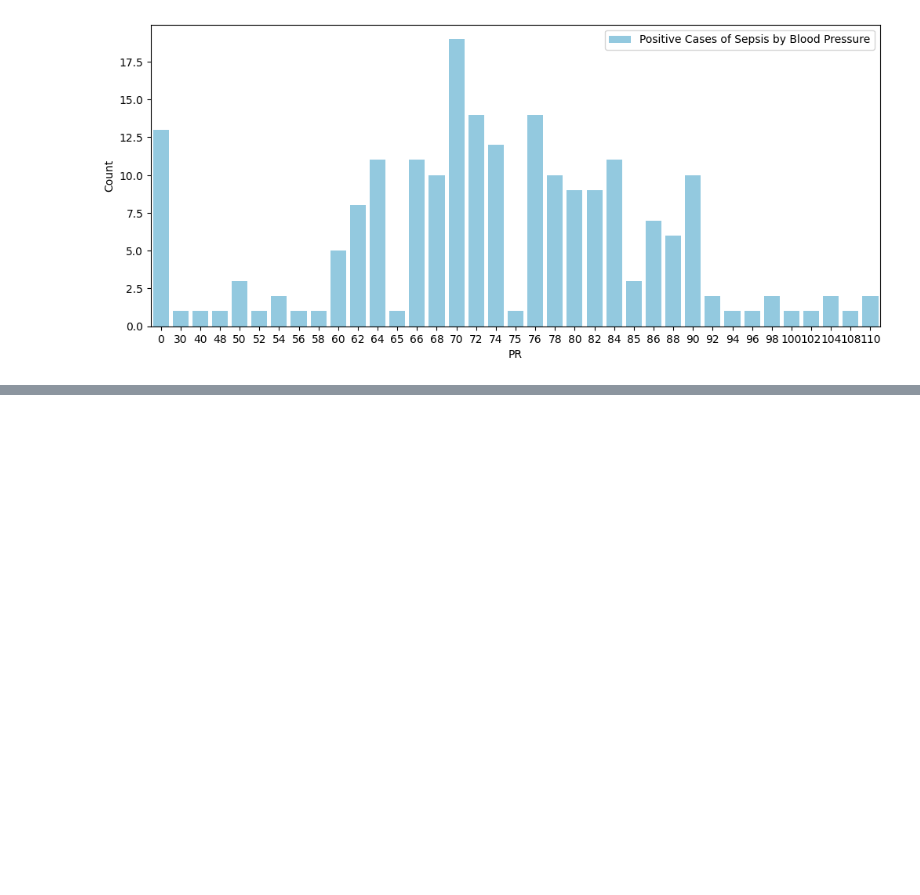
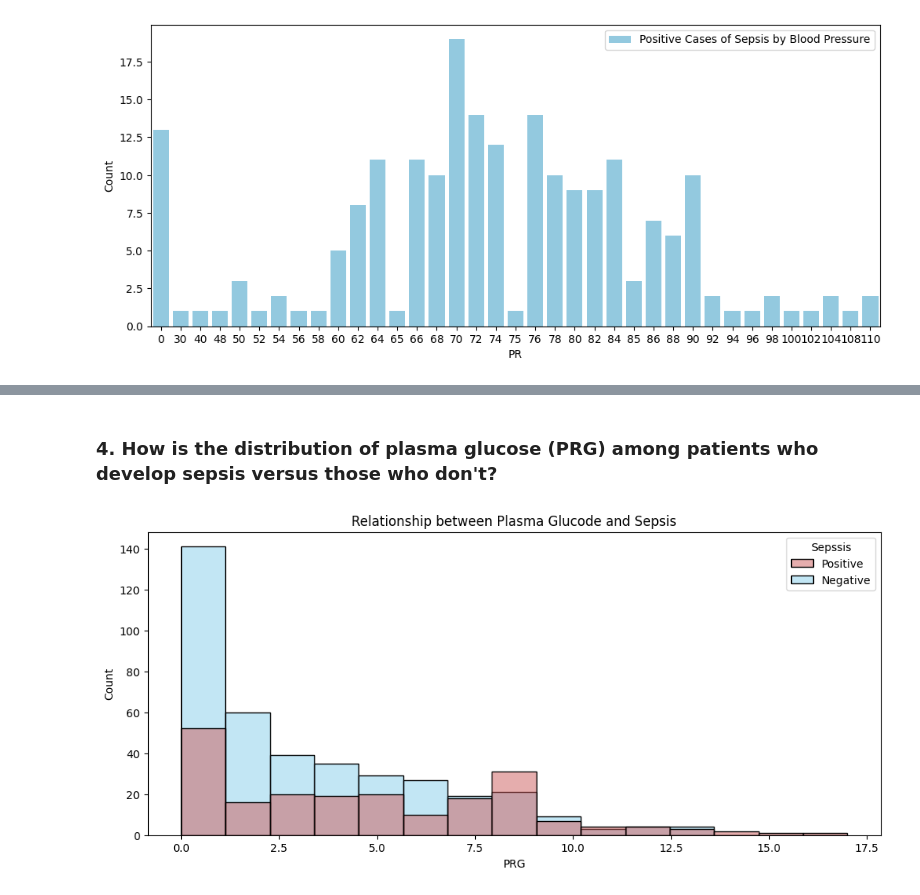
Before and after one commit to murithidenisgitobu/Sepsis-Predictor, a Jupyter notebook: Notebook.ipynb, the cells around one changed output, grey strips where cells are left out. Saved outputs shown, nothing was run; the diff lists cells and outputs as text; code cells hidden in the pictures; blank space fills up the shorter version.

```diff
--- a/Notebook.ipynb
+++ b/Notebook.ipynb
@@ -246,0 +311,10 @@ sns.barplot(pr_sepsis, x='PR', y='Count', label='Positive Cases of Sepsis by Blo
+# %% [markdown]
+### 4. How is the distribution of plasma glucose (PRG) among patients who develop sepsis versus those who don't?
+# %%
+# Histoplot to show the relationship between Plasma Glucode (PRG) and Sepsis
+plt.figure(figsize=(12, 5))
+sns.histplot(x='PRG', hue='Sepssis', palette=['indianred', 'skyblue'], data=df)
+plt.title('Relationship between Plasma Glucode and Sepsis')
+plt.show()
+# %% [output]
+[figure, added]
```
Also changed, not shown: parts of 15 cells of this notebook.
